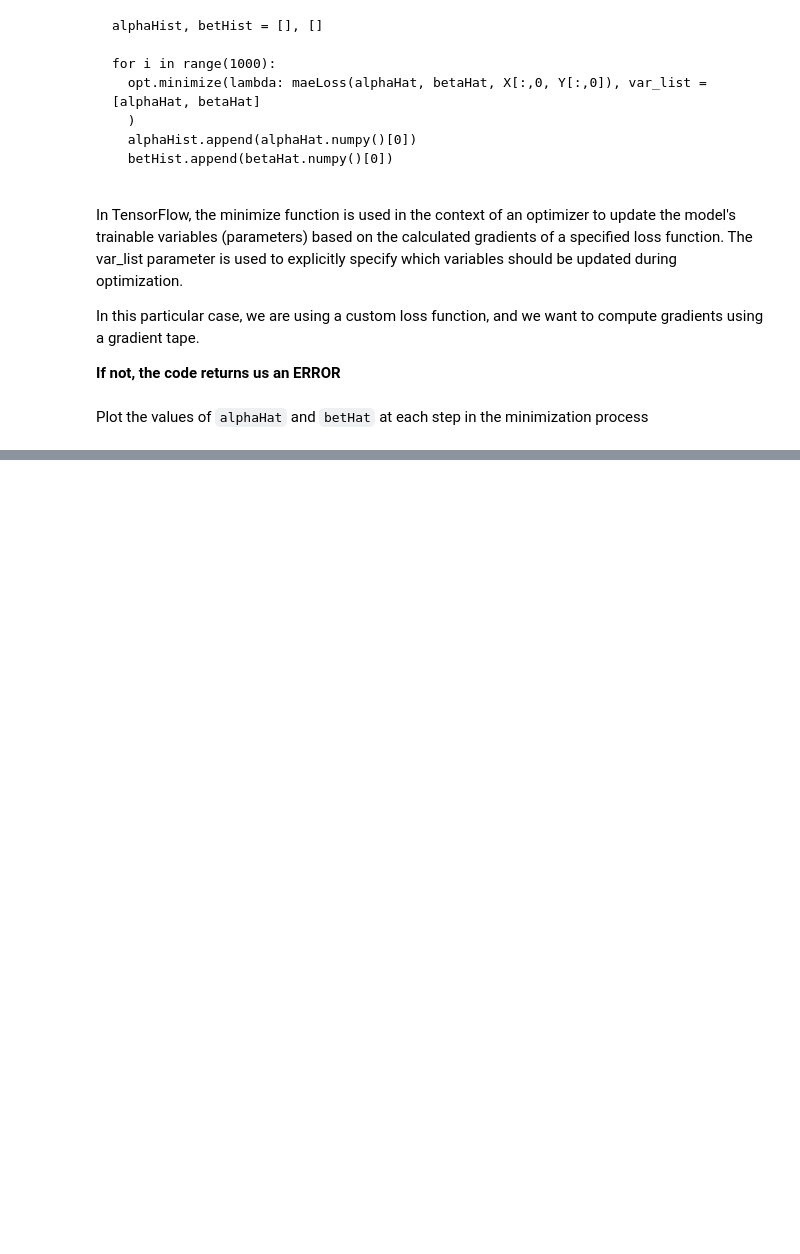
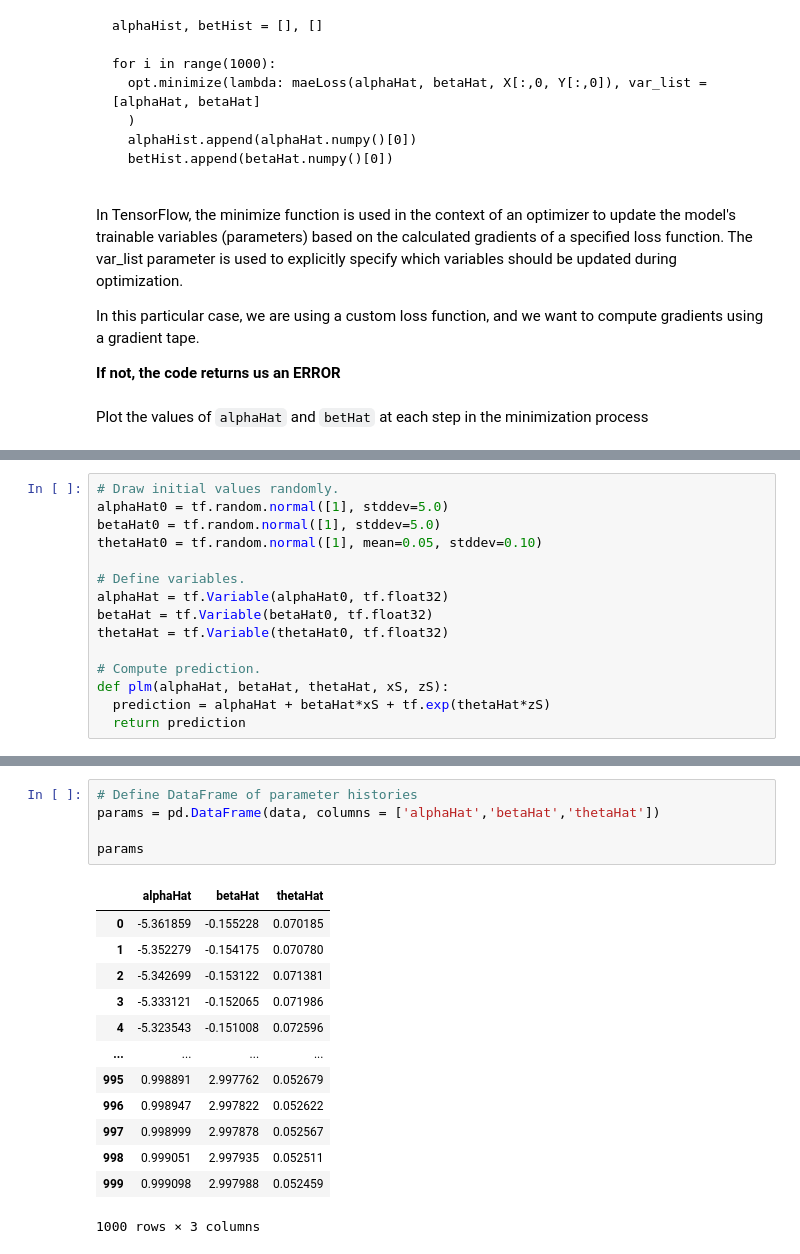
Before and after one commit to alvarohernandezalt/TF_Hull_Econ, a Jupyter notebook: HUL_03/C3_Regression.ipynb, the cells around one changed output, grey strips where cells are left out. Drawn from its saved outputs; the diff is of its cells as text; blank space fills up the shorter version.

```diff
--- a/HUL_03/C3_Regression.ipynb
+++ b/HUL_03/C3_Regression.ipynb
@@ -233,0 +266,15 @@ plt.show()
+# %%
+# Draw initial values randomly.
+alphaHat0 = tf.random.normal([1], stddev=5.0)
+betaHat0 = tf.random.normal([1], stddev=5.0)
+thetaHat0 = tf.random.normal([1], mean=0.05, stddev=0.10)
+
+# Define variables.
+alphaHat = tf.Variable(alphaHat0, tf.float32)
+betaHat = tf.Variable(betaHat0, tf.float32)
+thetaHat = tf.Variable(thetaHat0, tf.float32)
+
+# Compute prediction.
+def plm(alphaHat, betaHat, thetaHat, xS, zS):
+  prediction = alphaHat + betaHat*xS + tf.exp(thetaHat*zS)
+  return prediction
@@ -233,0 +316,19 @@ plt.show()
+# %%
+# Define DataFrame of parameter histories
+params = pd.DataFrame(data, columns = ['alphaHat','betaHat','thetaHat'])
+
+params
+# %% [output]
+|  | alphaHat | betaHat | thetaHat |
+| 0 | -5.361859 | -0.155228 | 0.070185 |
+| 1 | -5.352279 | -0.154175 | 0.070780 |
+| 2 | -5.342699 | -0.153122 | 0.071381 |
+| 3 | -5.333121 | -0.152065 | 0.071986 |
+| 4 | -5.323543 | -0.151008 | 0.072596 |
+| ... | ... | ... | ... |
+| 995 | 0.998891 | 2.997762 | 0.052679 |
+| 996 | 0.998947 | 2.997822 | 0.052622 |
+| 997 | 0.998999 | 2.997878 | 0.052567 |
+| 998 | 0.999051 | 2.997935 | 0.052511 |
+| 999 | 0.999098 | 2.997988 | 0.052459 |
+1000 rows × 3 columns
```
Also changed, not shown: parts of 15 cells of this notebook.
